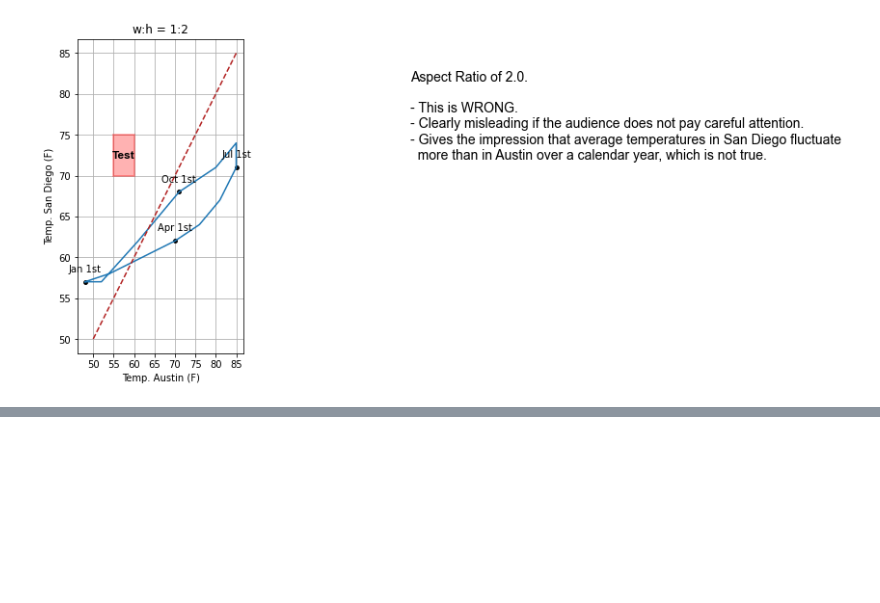
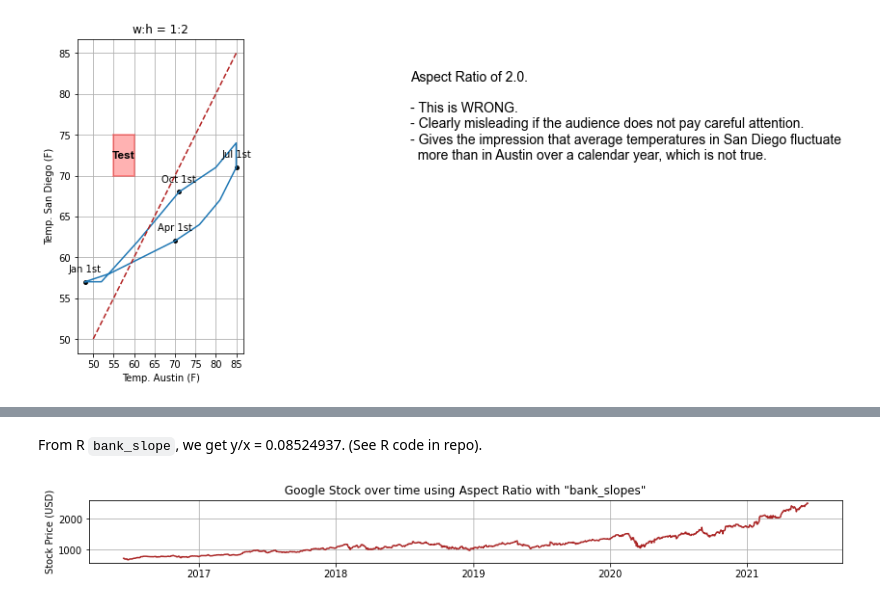
Before and after one commit to LorenzoPeve/Data-Viz, a Jupyter notebook: 03_Coordinate_Axes/02_aspect_ratio.ipynb, the cells around one changed output, grey strips where cells are left out. Saved outputs shown, nothing was run; the diff lists cells and outputs as text; code cells hidden in the pictures; blank space fills up the shorter version.

```diff
--- a/03_Coordinate_Axes/02_aspect_ratio.ipynb
+++ b/03_Coordinate_Axes/02_aspect_ratio.ipynb
@@ -195,0 +259,13 @@ plt.show()
+# %% [markdown]
+From R `bank_slope`, we get y/x = 0.08524937. (See R code in repo).
+# %%
+golden_ratio = 0.08524937
+x = 14
+fig, ax = plt.subplots(figsize = (x, golden_ratio*x))
+ax.plot(pd.to_datetime(df['date']), df['close'].values, color = '#AB2727')
+ax.grid(True)
+ax.set_axisbelow(True)
+ax.set_ylabel(r'Stock Price (USD)');
+ax.set_title('Google Stock over time using Aspect Ratio with "bank_slopes"');
+# %% [output]
+[figure, added]
```
Also changed, not shown: parts of 26 cells of this notebook.
